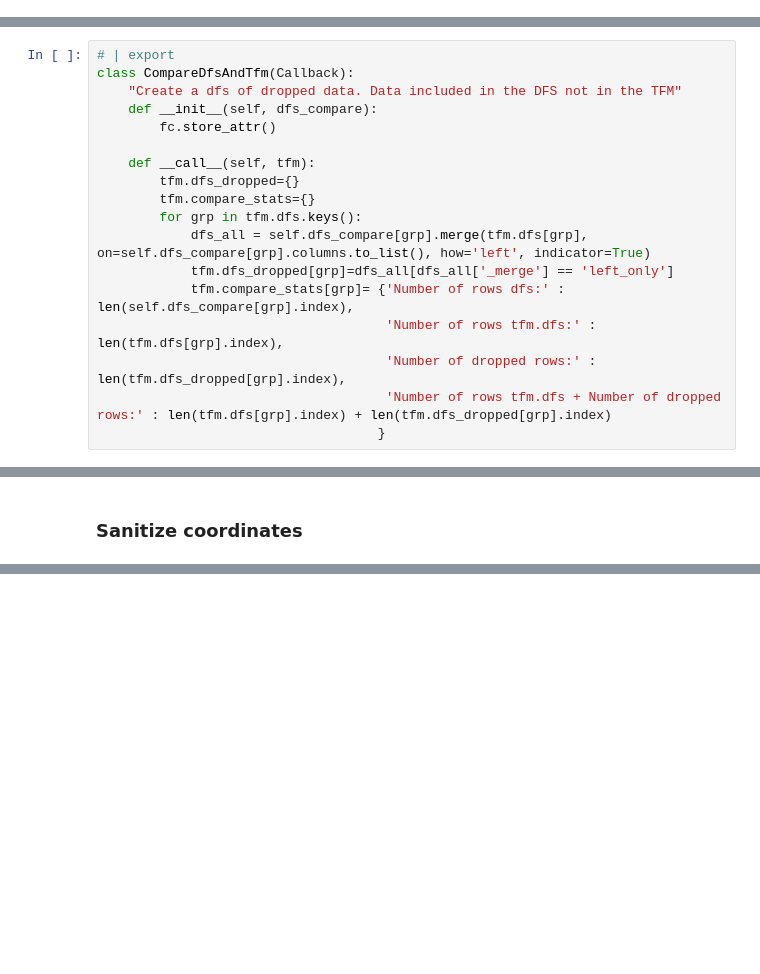
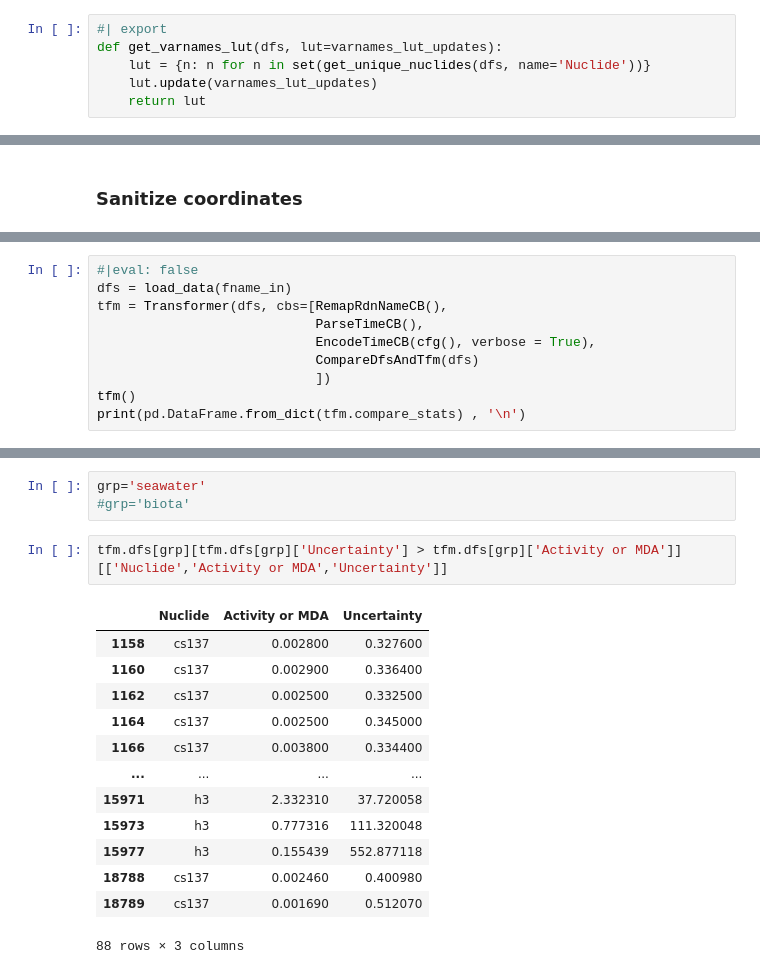
Before and after one commit to niallmurphy93/marisco, a Jupyter notebook: nbs/handlers/ospar.ipynb, the cells around one changed output, grey strips where cells are left out. Cells and saved outputs as stored; diff of their text form; blank space fills up the shorter version.

```diff
--- a/nbs/handlers/ospar.ipynb
+++ b/nbs/handlers/ospar.ipynb
@@ -920,0 +785,6 @@ True
+# %%
+#| export
+def get_varnames_lut(dfs, lut=varnames_lut_updates):
+    lut = {n: n for n in set(get_unique_nuclides(dfs, name='Nuclide'))}
+    lut.update(varnames_lut_updates)
+    return lut
@@ -1638,18 +1508,0 @@ Name: time, Length: 15652, dtype: int64
-# %%
-# | export
-class CompareDfsAndTfm(Callback):
-    "Create a dfs of dropped data. Data included in the DFS not in the TFM"
-    def __init__(self, dfs_compare):
-        fc.store_attr()
-
-    def __call__(self, tfm):
-        tfm.dfs_dropped={}
-        tfm.compare_stats={}
-        for grp in tfm.dfs.keys():
-            dfs_all = self.dfs_compare[grp].merge(tfm.dfs[grp], on=self.dfs_compare[grp].columns.to_list(), how='left', indicator=True)
-            tfm.dfs_dropped[grp]=dfs_all[dfs_all['_merge'] == 'left_only']
-            tfm.compare_stats[grp]= {'Number of rows dfs:' : len(self.dfs_compare[grp].index),
-                                     'Number of rows tfm.dfs:' : len(tfm.dfs[grp].index),
-                                     'Number of dropped rows:' : len(tfm.dfs_dropped[grp].index),
-                                     'Number of rows tfm.dfs + Number of dropped rows:' : len(tfm.dfs[grp].index) + len(tfm.dfs_dropped[grp].index)
-                                    }
@@ -2037,0 +2329,10 @@ dfs_seawater
+# %%
+#|eval: false
+dfs = load_data(fname_in)
+tfm = Transformer(dfs, cbs=[RemapRdnNameCB(),
+                            ParseTimeCB(),
+                            EncodeTimeCB(cfg(), verbose = True),
+                            CompareDfsAndTfm(dfs)
+                            ])
+tfm()
+print(pd.DataFrame.from_dict(tfm.compare_stats) , '\n')
@@ -2037,0 +2361,19 @@ dfs_seawater
+# %%
+grp='seawater'
+#grp='biota'
+# %%
+tfm.dfs[grp][tfm.dfs[grp]['Uncertainty'] > tfm.dfs[grp]['Activity or MDA']][['Nuclide','Activity or MDA','Uncertainty']]
+# %% [output]
+|  | Nuclide | Activity or MDA | Uncertainty |
+| 1158 | cs137 | 0.002800 | 0.327600 |
+| 1160 | cs137 | 0.002900 | 0.336400 |
+| 1162 | cs137 | 0.002500 | 0.332500 |
+| 1164 | cs137 | 0.002500 | 0.345000 |
+| 1166 | cs137 | 0.003800 | 0.334400 |
+| ... | ... | ... | ... |
+| 15971 | h3 | 2.332310 | 37.720058 |
+| 15973 | h3 | 0.777316 | 111.320048 |
+| 15977 | h3 | 0.155439 | 552.877118 |
+| 18788 | cs137 | 0.002460 | 0.400980 |
+| 18789 | cs137 | 0.001690 | 0.512070 |
+88 rows × 3 columns
```
Also changed, not shown: parts of 305 cells of this notebook, 1 other file.
